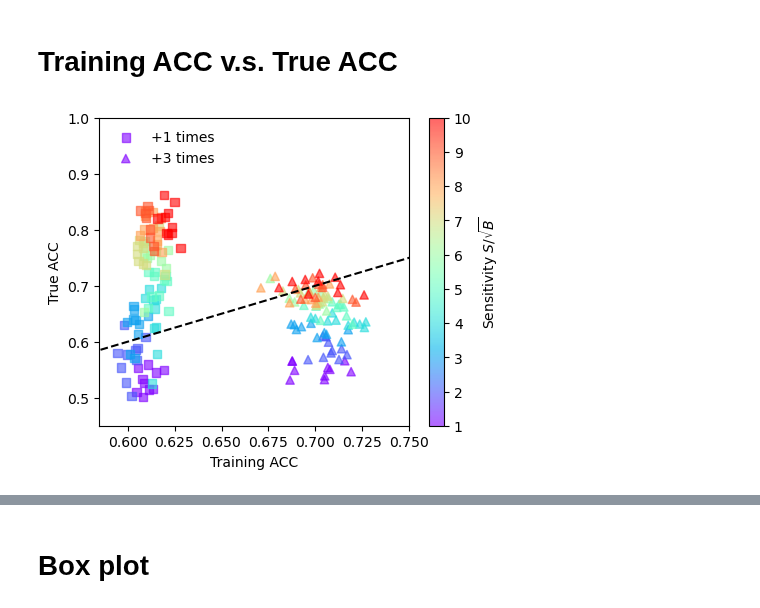
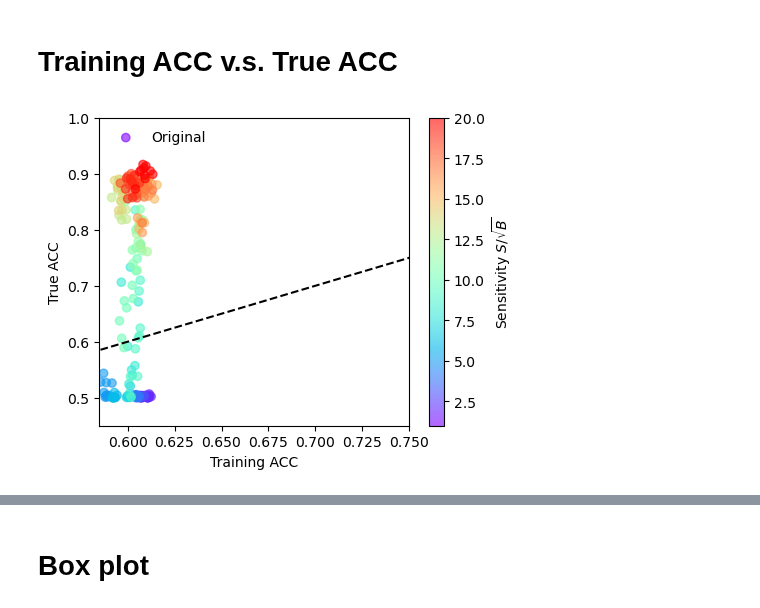
Before and after one commit to r10222035/data_augmentation, a Jupyter notebook: CNN/read_CNN_results.ipynb, the cells around one changed output, grey strips where cells are left out. Saved outputs shown, nothing was run; the diff lists cells and outputs as text; code cells hidden in the pictures.

Commit message:
Code: Plot training ACC v.s. true ACC

```diff
--- a/CNN/read_CNN_results.ipynb
+++ b/CNN/read_CNN_results.ipynb
@@ -279,0 +325,29 @@ plt.show()
+# %%
+ACC, std = [], []
+ACC_aug_1, std_aug_1 = [], []
+ACC_copy_1, std_copy_1 = [], []
+
+sensitivities = range(11)
+
+for sensitivity in sensitivities:
+
+    sample_type = f'Sensitivity: {sensitivity:.1f}'
+    model_name = f'SB_{sensitivity:.1f}_new'
+    mu, sigma = get_acc_mu_std(df, sample_type, model_name)
+
+    ACC.append(mu)
+    std.append(sigma)
+
+    sample_type = f'Sensitivity: {sensitivity:.1f}, Augmentation: 1'
+    model_name = f'SB_{sensitivity:.1f}_aug_1_new'
+    mu, sigma = get_acc_mu_std(df, sample_type, model_name)
+
+    ACC_aug_1.append(mu)
+    std_aug_1.append(sigma)
+
+    sample_type = f'Sensitivity: {sensitivity:.1f}'
+    model_name = f'SB_{sensitivity:.1f}_copy_1_new'
+    mu, sigma = get_acc_mu_std(df, sample_type, model_name)
+
+    ACC_copy_1.append(mu)
+    std_copy_1.append(sigma)
@@ -345,12 +449,12 @@ ACC_train_aug_1, ACC_true_aug_1, sensitivity_aug_1 = [], [], []
 ACC_train_aug_3, ACC_true_aug_3, sensitivity_aug_3 = [], [], []
 ACC_train_x2, ACC_true_x2, sensitivity_x2 = [], [], []
 
-sensitivities = range(1,11)
+sensitivities = range(1,21)
 
 for s in sensitivities:
 
     sample_type = f'Sensitivity: {s:.1f}'
-    model_name = f'SB_{s:.1f}'
+    model_name = f'SB_{s:.1f}_new'
     row = (df['Sample Type'] == sample_type) & (df['Model Name'] == model_name)
 
     ACC_train.extend(df[row]['ACC'])
@@ -383,26 +487,26 @@ for s in sensitivities:
 # %%
 fig, ax = plt.subplots(1,1,figsize=(5,4))
 
 scatter = ax.scatter(ACC_train, ACC_true, marker='o', alpha=0.6, c=sensitivity, cmap='rainbow', label='Original')
-scatter = ax.scatter(ACC_train_aug_1, ACC_true_aug_1, marker='s', alpha=0.6, c=sensitivity_aug_1, cmap='rainbow', label='+1 times')
-scatter = ax.scatter(ACC_train_aug_3, ACC_true_aug_3, marker='^', alpha=0.6, c=sensitivity_aug_3, cmap='rainbow', label='+3 times')
-scatter = ax.scatter(ACC_train_x2, ACC_true_x2, marker='D', alpha=0.6, c=sensitivity_x2, cmap='rainbow', label='x2')
+# scatter = ax.scatter(ACC_train_aug_1, ACC_true_aug_1, marker='s', alpha=0.6, c=sensitivity_aug_1, cmap='rainbow', label='+1 times')
+# scatter = ax.scatter(ACC_train_aug_3, ACC_true_aug_3, marker='^', alpha=0.6, c=sensitivity_aug_3, cmap='rainbow', label='+3 times')
+# scatter = ax.scatter(ACC_train_x2, ACC_true_x2, marker='D', alpha=0.6, c=sensitivity_x2, cmap='rainbow', label='x2')
 
 ax.plot([0,1], [0,1], color='k', linestyle='--')
 
 colorbar = plt.colorbar(scatter)
 colorbar.set_label('Sensitivity $S / \sqrt{B}$')
 
 ax.set_xlabel('Training ACC')
 ax.set_ylabel('True ACC')
 
 ax.set_xlim(0.585, 0.75)
 ax.set_ylim(0.45, 1)
 
 
 ax.legend(frameon=False, loc='upper left')
 
 # plt.savefig('../figures/HVmodel_CWoLa_CNN_aug_1_x2.pdf', dpi=300, facecolor='White', bbox_inches='tight')
 plt.show()
 # %% [output]
-[figure, old version]
+[figure, new version]
```
Also changed, not shown: parts of 7 cells of this notebook, 2 other files.
